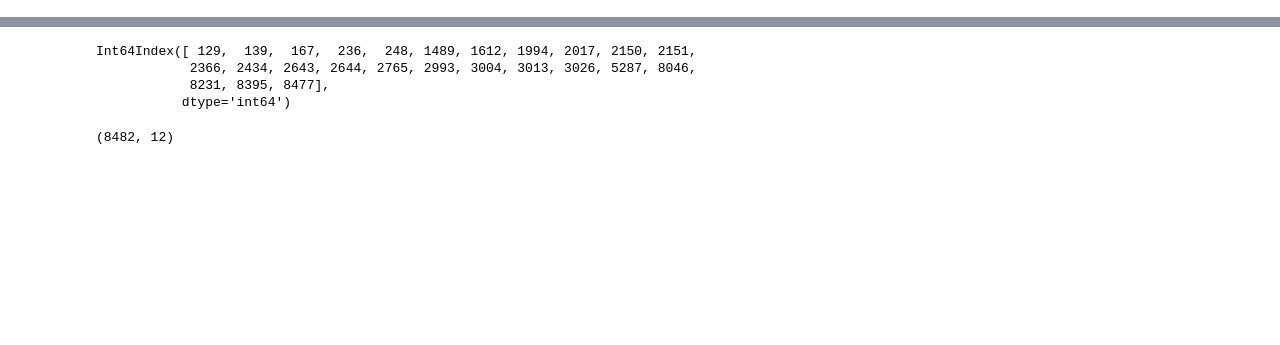
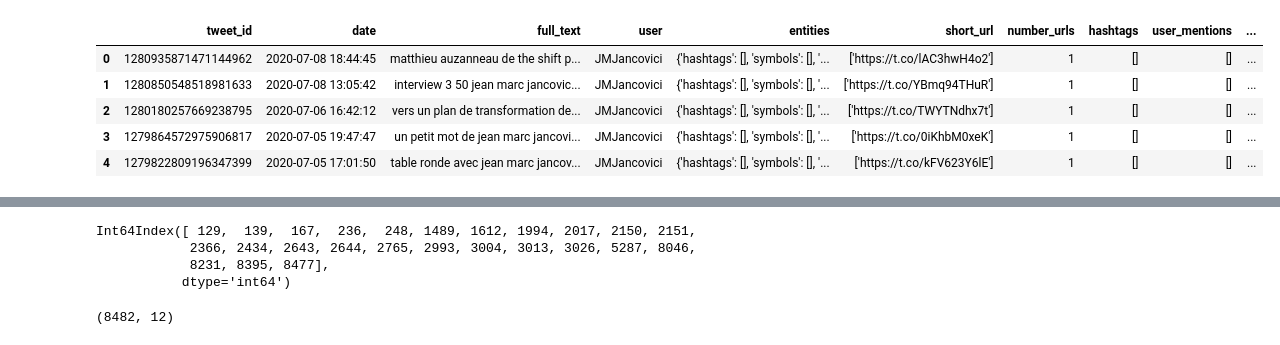
Before and after one commit to jeanberyl/Tweets_environnement_NLP, a Jupyter notebook: Vectorize_TFIDF.ipynb, the cells around one changed output, grey strips where cells are left out. Saved outputs shown, nothing was run; the diff lists cells and outputs as text; code cells hidden in the pictures; blank space fills up the shorter version.

```diff
--- a/Vectorize_TFIDF.ipynb
+++ b/Vectorize_TFIDF.ipynb
@@ -19,3 +21,15 @@ sns.set_style('whitegrid')
 
 
 pd.options.display.max_colwidth = 280
+# %%
+df = pd.read_csv("resources/table_urls_clean_topjuly12.csv", index_col = 0)
+df = df.drop("expanded_url", axis=1)
+
+df.head()
+# %% [output]
+|  | tweet_id | date | full_text | user | entities | short_url | number_urls | hashtags | user_mentions | ... |
+| 0 | 1280935871471144962 | 2020-07-08 18:44:45 | matthieu auzanneau de the shift p... | JMJancovici | {'hashtags': [], 'symbols': [], '... | ['https://t.co/lAC3hwH4o2'] | 1 | [] | [] | ... |
+| 1 | 1280850548518981633 | 2020-07-08 13:05:42 | interview 3 50 jean marc jancovic... | JMJancovici | {'hashtags': [], 'symbols': [], '... | ['https://t.co/YBmq94THuR'] | 1 | [] | [] | ... |
+| 2 | 1280180257669238795 | 2020-07-06 16:42:12 | vers un plan de transformation de... | JMJancovici | {'hashtags': [], 'symbols': [], '... | ['https://t.co/TWYTNdhx7t'] | 1 | [] | [] | ... |
+| 3 | 1279864572975906817 | 2020-07-05 19:47:47 | un petit mot de jean marc jancovi... | JMJancovici | {'hashtags': [], 'symbols': [], '... | ['https://t.co/0iKhbM0xeK'] | 1 | [] | [] | ... |
+| 4 | 1279822809196347399 | 2020-07-05 17:01:50 | table ronde avec jean marc jancov... | JMJancovici | {'hashtags': [], 'symbols': [], '... | ['https://t.co/kFV623Y6lE'] | 1 | [] | [] | ... |
```
Also changed, not shown: parts of 14 cells of this notebook, 4 other files.
